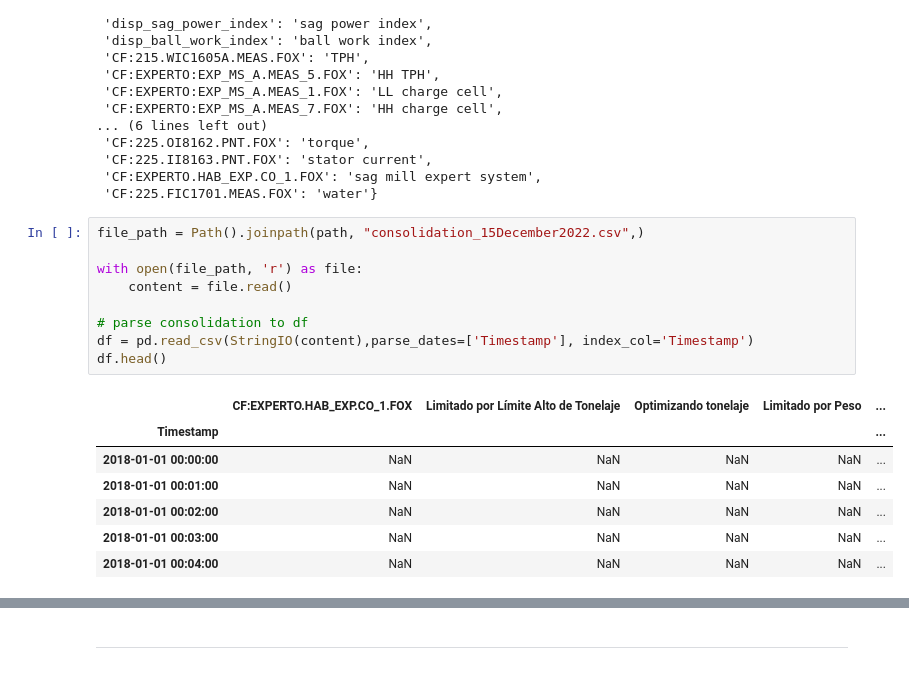
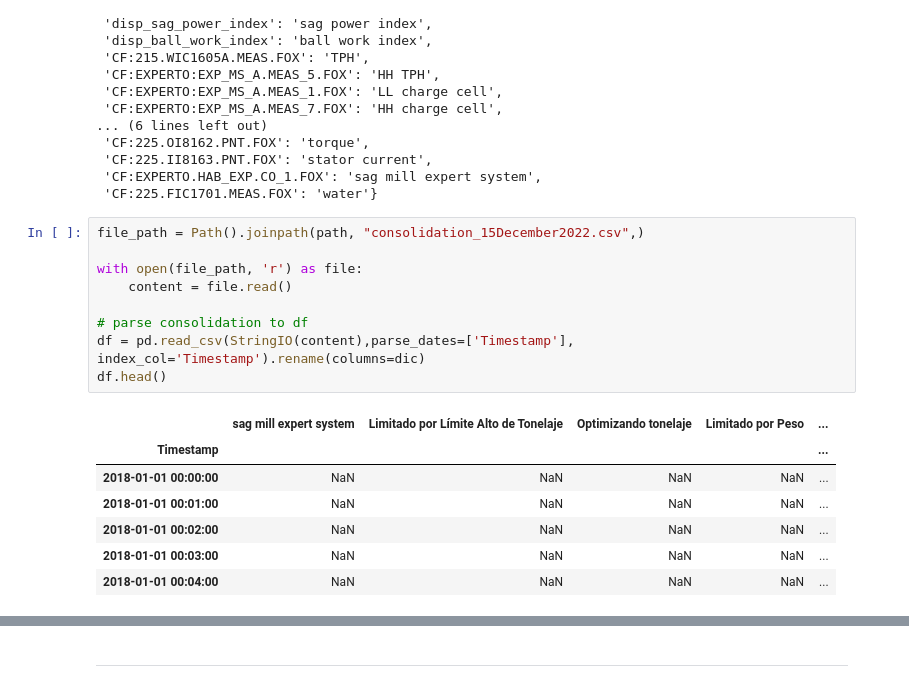
Before and after one commit to JLCdata/Tesis-Magister, a Jupyter notebook: Tesis_MDS.ipynb, the cells around one changed output, grey strips where cells are left out. Drawn from its saved outputs; the diff is of its cells as text.

```diff
--- a/Tesis_MDS.ipynb
+++ b/Tesis_MDS.ipynb
@@ -70,14 +73,14 @@ dic
 # %%
 file_path = Path().joinpath(path, "consolidation_15December2022.csv",)
 
 with open(file_path, 'r') as file:
     content = file.read()
 
 # parse consolidation to df
-df = pd.read_csv(StringIO(content),parse_dates=['Timestamp'], index_col='Timestamp')
+df = pd.read_csv(StringIO(content),parse_dates=['Timestamp'], index_col='Timestamp').rename(columns=dic)
 df.head()
 # %% [output]
-|  | CF:EXPERTO.HAB_EXP.CO_1.FOX | Limitado por Límite Alto de Tonelaje | Optimizando tonelaje | Limitado por Peso | ... |
+|  | sag mill expert system | Limitado por Límite Alto de Tonelaje | Optimizando tonelaje | Limitado por Peso | ... |
 | Timestamp |  |  |  |  | ... |
 | 2018-01-01 00:00:00 | NaN | NaN | NaN | NaN | ... |
 | 2018-01-01 00:01:00 | NaN | NaN | NaN | NaN | ... |
```
Also changed, not shown: parts of 2 cells of this notebook.
